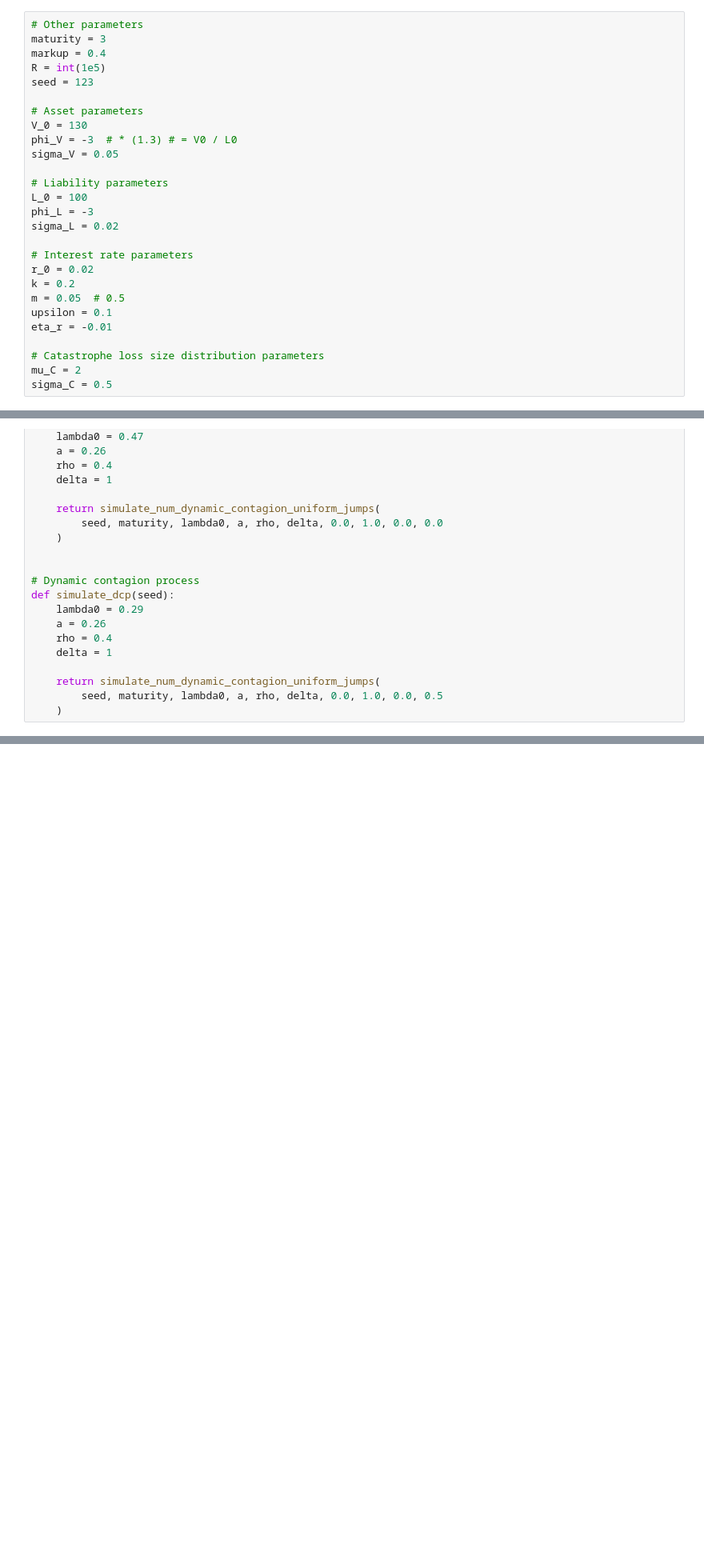
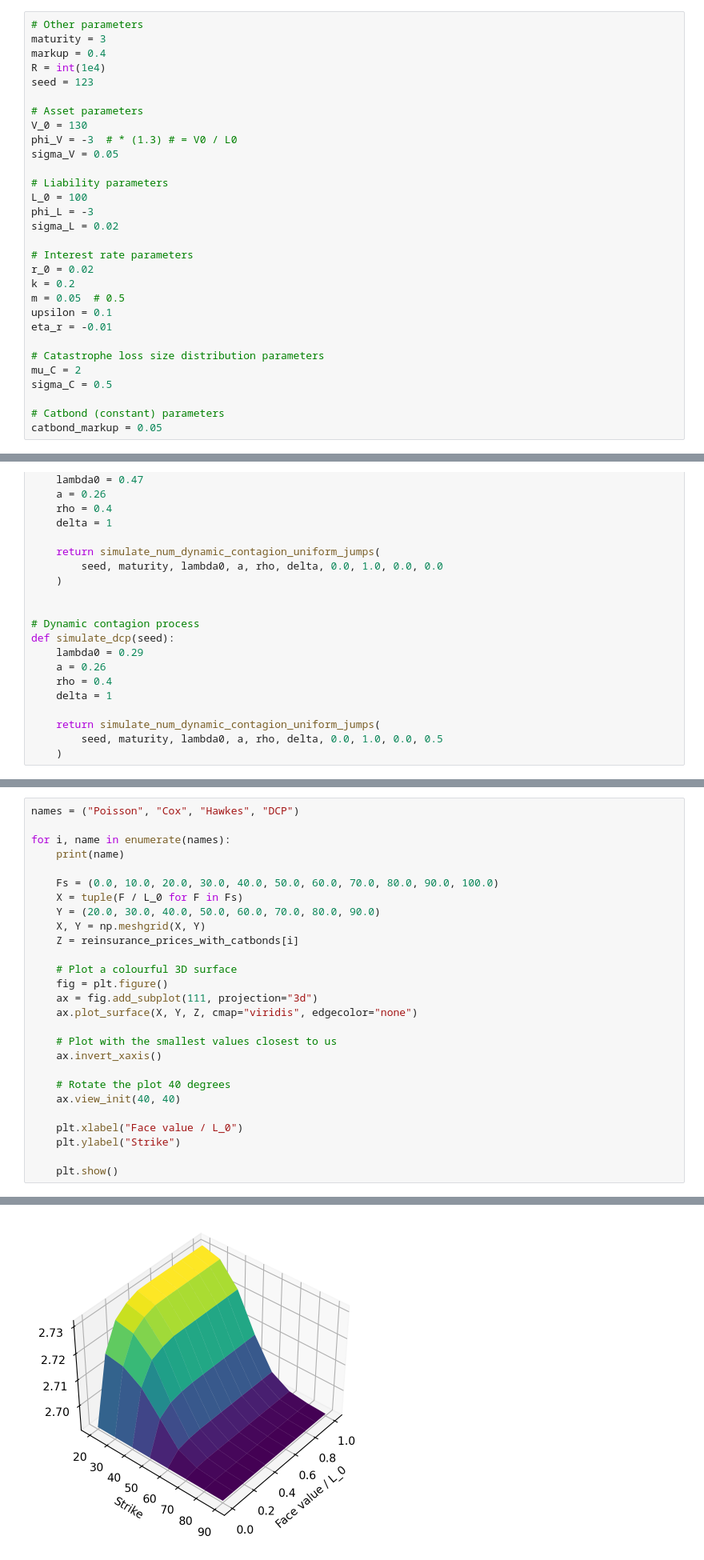
Before and after one commit to Pat-Laub/catastrophe-reinsurance-pricing-compound-point-process, a Jupyter notebook: notebooks/test_catbond.ipynb, the cells around one changed output, grey strips where cells are left out. Shown at 80% size. Saved outputs shown, nothing was run; the diff lists cells and outputs as text; blank space fills up the shorter version.

```diff
--- a/notebooks/test_catbond.ipynb
+++ b/notebooks/test_catbond.ipynb
@@ -19,7 +23,7 @@ import pandas as pd
 # Other parameters
 maturity = 3
 markup = 0.4
-R = int(1e5)
+R = int(1e4)
 seed = 123
 
 # Asset parameters
@@ -42,6 +46,9 @@ eta_r = -0.01
 # Catastrophe loss size distribution parameters
 mu_C = 2
 sigma_C = 0.5
+
+# Catbond (constant) parameters
+catbond_markup = 0.05
 # %%
 # Poisson process
 def simulate_poisson(seed):
@@ -86,0 +118,28 @@ def simulate_dcp(seed):
+# %%
+names = ("Poisson", "Cox", "Hawkes", "DCP")
+
+for i, name in enumerate(names):
+    print(name)
+
+    Fs = (0.0, 10.0, 20.0, 30.0, 40.0, 50.0, 60.0, 70.0, 80.0, 90.0, 100.0)
+    X = tuple(F / L_0 for F in Fs)
+    Y = (20.0, 30.0, 40.0, 50.0, 60.0, 70.0, 80.0, 90.0)
+    X, Y = np.meshgrid(X, Y)
+    Z = reinsurance_prices_with_catbonds[i]
+
+    # Plot a colourful 3D surface
+    fig = plt.figure()
+    ax = fig.add_subplot(111, projection="3d")
+    ax.plot_surface(X, Y, Z, cmap="viridis", edgecolor="none")
+
+    # Plot with the smallest values closest to us
+    ax.invert_xaxis()
+
+    # Rotate the plot 40 degrees
+    ax.view_init(40, 40)
+
+    plt.xlabel("Face value / L_0")
+    plt.ylabel("Strike")
+
+    plt.show()
+# %% [output]
@@ -86,0 +147 @@ def simulate_dcp(seed):
+[figure, added]
```
Also changed, not shown: parts of 42 cells of this notebook, 12 other files.
